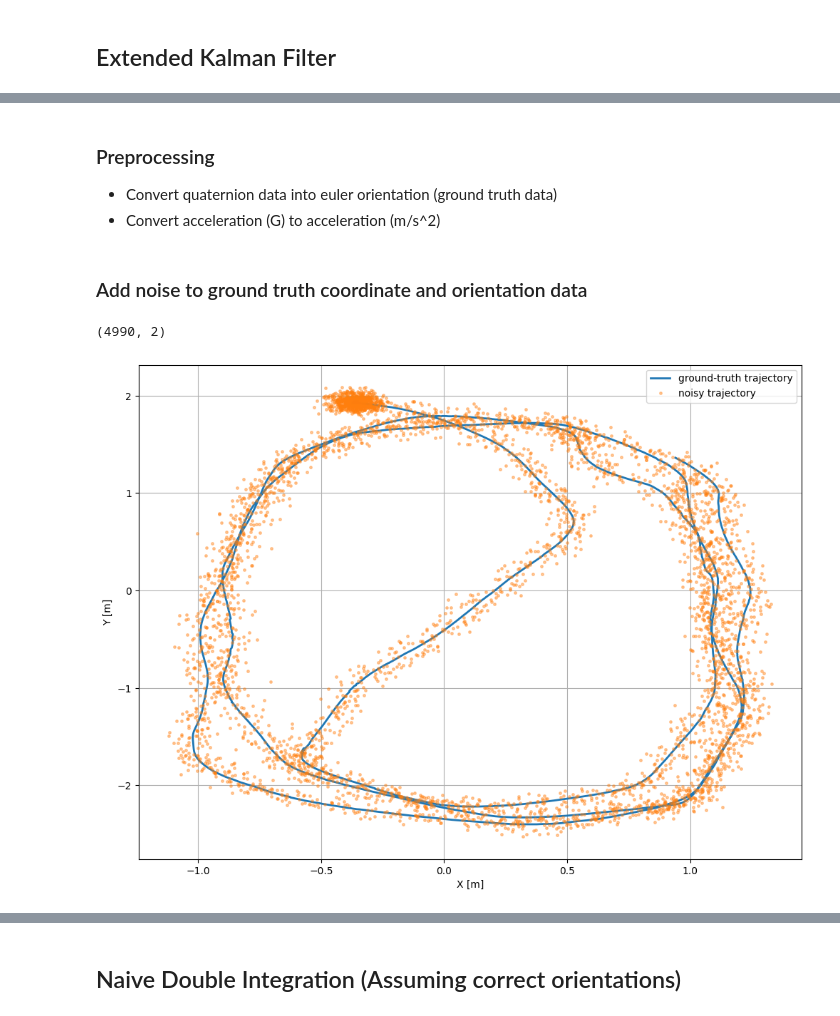
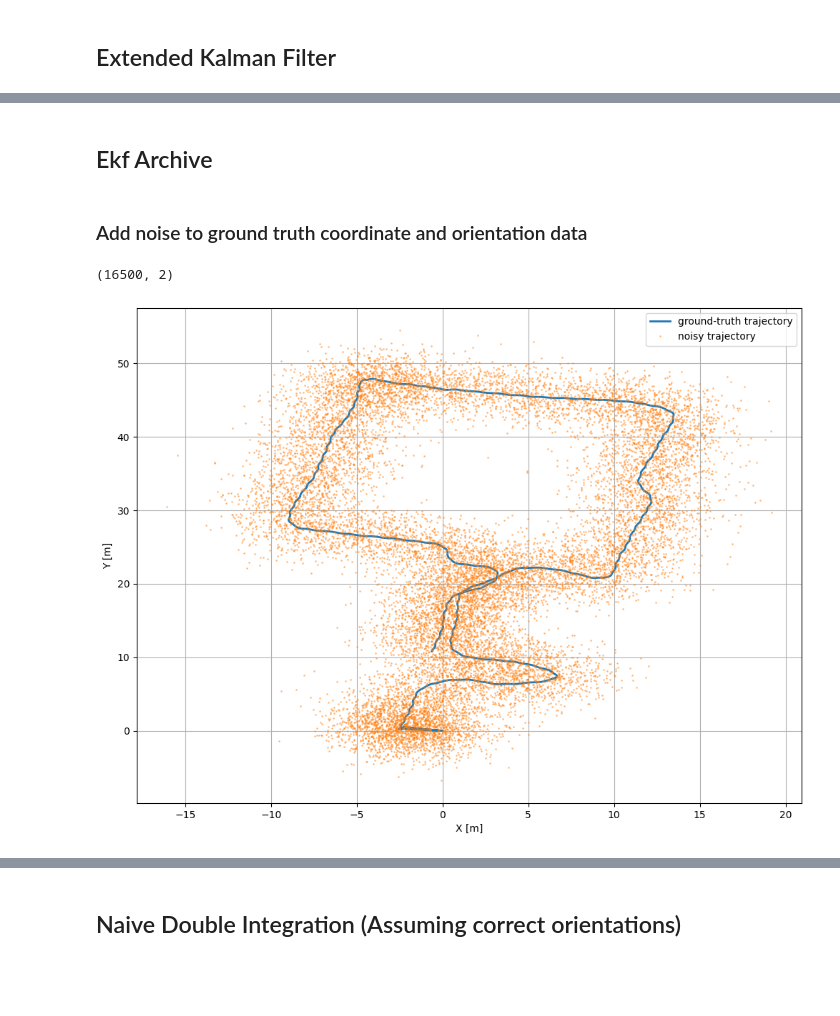
Before and after one commit to AndrewCheam/IMU_localisation, a Jupyter notebook: Oxiod/source/Baselines.ipynb, the cells around one changed output, grey strips where cells are left out. Drawn from its saved outputs; the diff is of its cells as text; code cells hidden in the pictures; blank space fills up the shorter version.

Commit message:
added kalman filter baseline

```diff
--- a/Oxiod/source/Baselines.ipynb
+++ b/Oxiod/source/Baselines.ipynb
@@ -48,8 +256,7 @@ from model_resnet1d import *
 # %%
-import pandas as pd
 dataset_folder = osp.join(Path(os.getcwd()).parents[2], 'localisation_datasets')
-data = pd.read_csv(dataset_folder + '/Oxford Inertial Odometry Dataset/handbag/data1/combined1.csv')
+data = pd.read_csv(dataset_folder + '/Oxford Inertial Odometry Dataset/large scale/floor1/combined2.csv')
 
-sample_data = data.iloc[10:5000,:]
+sample_data = data.iloc[:16500]
 
-time_arr = np.linspace(0, len(sample_data)*0.01, num = len(sample_data))
+test_kalman_filter(sample_data, gt_noise_std = 1, ori_noise_std = 0, std_dev = 0.1)
@@ -154,5 +268,3 @@ class ExtendedKalmanFilter:
-# %% [markdown]
-### Preprocessing
-- Convert quaternion data into euler orientation (ground truth data)
-- Convert acceleration (G) to acceleration (m/s^2)
+# %% [markdown]
+## Ekf Archive
 # %%
@@ -173,34 +284,30 @@ gyro = sample_data[['rotation_rate_x(radians/s)', 'rotation_rate_y(radians/s)',
 # %% [markdown]
 ### Add noise to ground truth coordinate and orientation data
 # %%
-import random
-import numpy as np
-import matplotlib.pyplot as plt
-
-gt_noise_std = 0.05  # standard deviation of observation noise of x and y in meter
+gt_noise_std = 2  # standard deviation of observation noise of x and y in meter
 N = len(sample_data)
 
 xy_obs_noise = np.random.normal(0.0, gt_noise_std, (N, 2))  # gen gaussian noise
 gt_trajectory_xy = sample_data[['translation.x','translation.y']].values
 obs_trajectory_xy = gt_trajectory_xy.copy()
 
 print(obs_trajectory_xy.shape)
 obs_trajectory_xy += xy_obs_noise  # add the noise to ground-truth positions
 fig, ax = plt.subplots(1, 1, figsize=(12, 9))
 
 xs, ys = gt_trajectory_xy[:, 0], gt_trajectory_xy[:, 1]
 ax.plot(xs, ys, lw=2, label='ground-truth trajectory')
 
 xs, ys = obs_trajectory_xy[:, 0], obs_trajectory_xy[:, 1]
-ax.plot(xs, ys, lw=0, marker='.', markersize=5, alpha=0.4, label='noisy trajectory')
+ax.plot(xs, ys, lw=0, marker='.', markersize=2, alpha=0.4, label='noisy trajectory')
 
 ax.set_xlabel('X [m]')
 ax.set_ylabel('Y [m]')
 ax.legend()
-ax.grid();
+ax.grid()
 # %% [output]
-(4990, 2)
+(16500, 2)
-[figure, old version]
+[figure, new version]
 # %%
 ori_noise_std = 0.05  # standard deviation of observation noise of x and y in meter
 N = len(sample_data)
```
Also changed, not shown: parts of 17 cells of this notebook, 1 other file.
